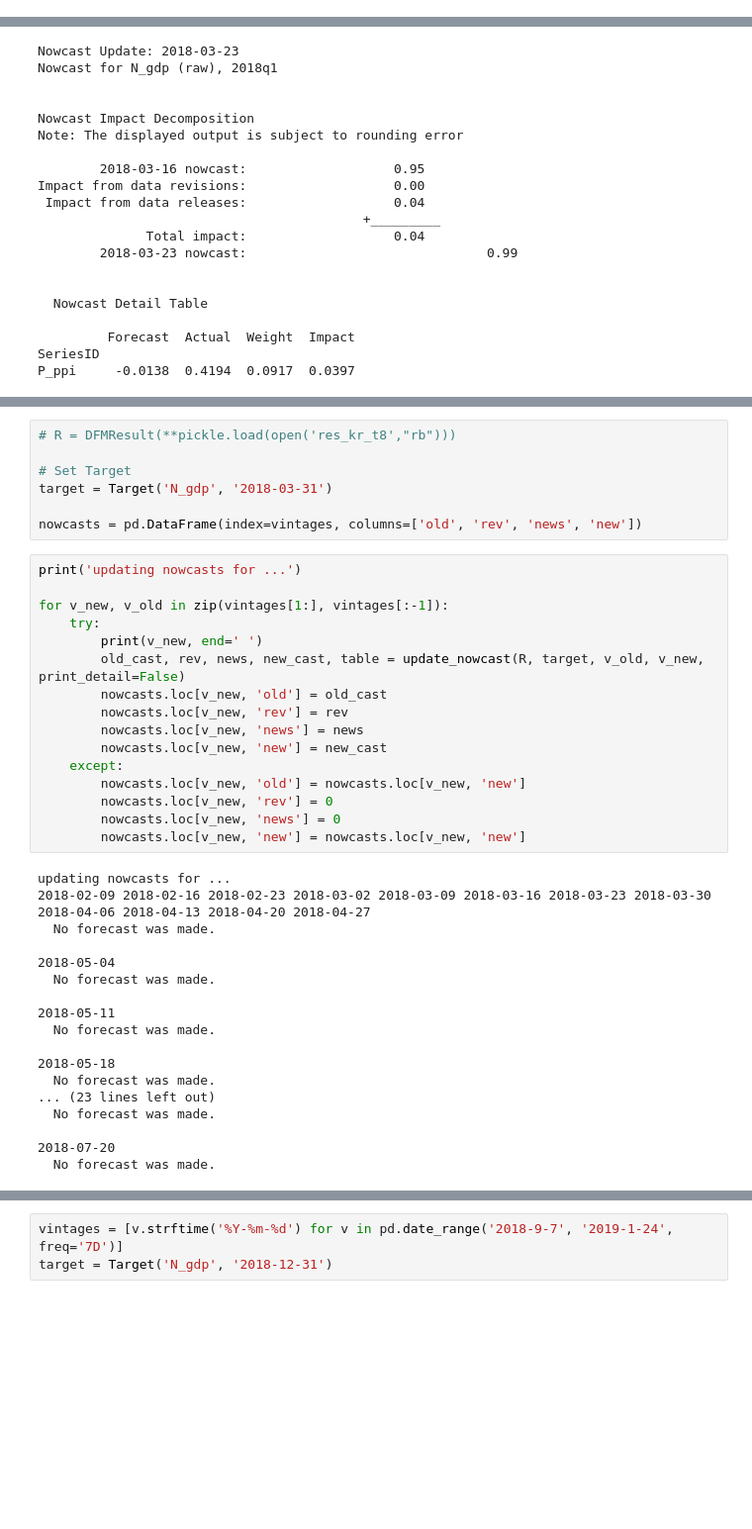
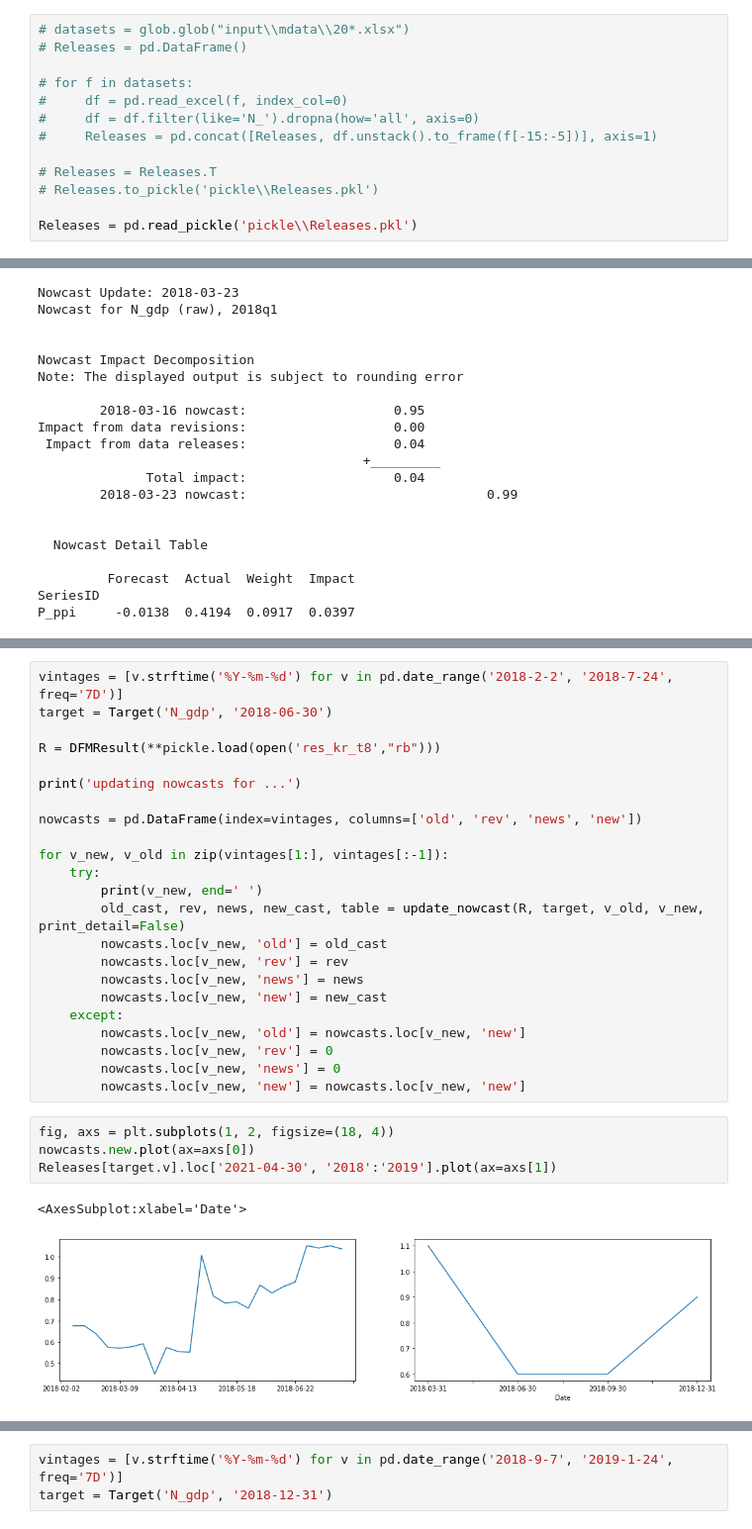
Before and after one commit to hyunchangyi/nowcasting, a Jupyter notebook: nowcasting_kr.ipynb, the cells around one changed output, grey strips where cells are left out. Shown at 99% size. Saved outputs shown, nothing was run; the diff lists cells and outputs as text; blank space fills up the shorter version.

```diff
--- a/nowcasting_kr.ipynb
+++ b/nowcasting_kr.ipynb
@@ -24,6 +25,19 @@ idx = pd.IndexSlice
 warnings.simplefilter(action='ignore', category=pd.errors.PerformanceWarning)
 # %% [markdown]
 # Definitions
+# %%
+# datasets = glob.glob("input\\mdata\\20*.xlsx")
+# Releases = pd.DataFrame()
+
+# for f in datasets:
+#     df = pd.read_excel(f, index_col=0)
+#     df = df.filter(like='N_').dropna(how='all', axis=0)
+#     Releases = pd.concat([Releases, df.unstack().to_frame(f[-15:-5])], axis=1)
+
+# Releases = Releases.T
+# Releases.to_pickle('pickle\\Releases.pkl')
+
+Releases = pd.read_pickle('pickle\\Releases.pkl')
 # %% [markdown]
 ## DFM structure
 # %%
@@ -1766,12 +1757,12 @@ Successful: Convergence at 201 iterations.
-# %%
-# R = DFMResult(**pickle.load(open('res_kr_t8',"rb")))
-
-# Set Target
-target = Target('N_gdp', '2018-03-31')
-
-nowcasts = pd.DataFrame(index=vintages, columns=['old', 'rev', 'news', 'new'])
 # %%
+vintages = [v.strftime('%Y-%m-%d') for v in pd.date_range('2018-2-2', '2018-7-24', freq='7D')]
+target = Target('N_gdp', '2018-06-30')
+
+R = DFMResult(**pickle.load(open('res_kr_t8',"rb")))
+
 print('updating nowcasts for ...')
+
+nowcasts = pd.DataFrame(index=vintages, columns=['old', 'rev', 'news', 'new'])
 
 for v_new, v_old in zip(vintages[1:], vintages[:-1]):
     try:
@@ -1786,21 +1777,10 @@ for v_new, v_old in zip(vintages[1:], vintages[:-1]):
         nowcasts.loc[v_new, 'rev'] = 0
         nowcasts.loc[v_new, 'news'] = 0
         nowcasts.loc[v_new, 'new'] = nowcasts.loc[v_new, 'new']
-# %% [output]
-updating nowcasts for ...
-2018-02-09 2018-02-16 2018-02-23 2018-03-02 2018-03-09 2018-03-16 2018-03-23 2018-03-30 2018-04-06 2018-04-13 2018-04-20 2018-04-27
-  No forecast was made.
-
-2018-05-04
-  No forecast was made.
-
-2018-05-11
-  No forecast was made.
-
-2018-05-18
-  No forecast was made.
-... (23 lines left out)
-  No forecast was made.
-
-2018-07-20
-  No forecast was made.
+# %%
+fig, axs = plt.subplots(1, 2, figsize=(18, 4))
+nowcasts.new.plot(ax=axs[0])
+Releases[target.v].loc['2021-04-30', '2018':'2019'].plot(ax=axs[1])
+# %% [output]
+<AxesSubplot:xlabel='Date'>
+[figure, added]
```
Also changed, not shown: parts of 16 cells of this notebook, 4 other files.
